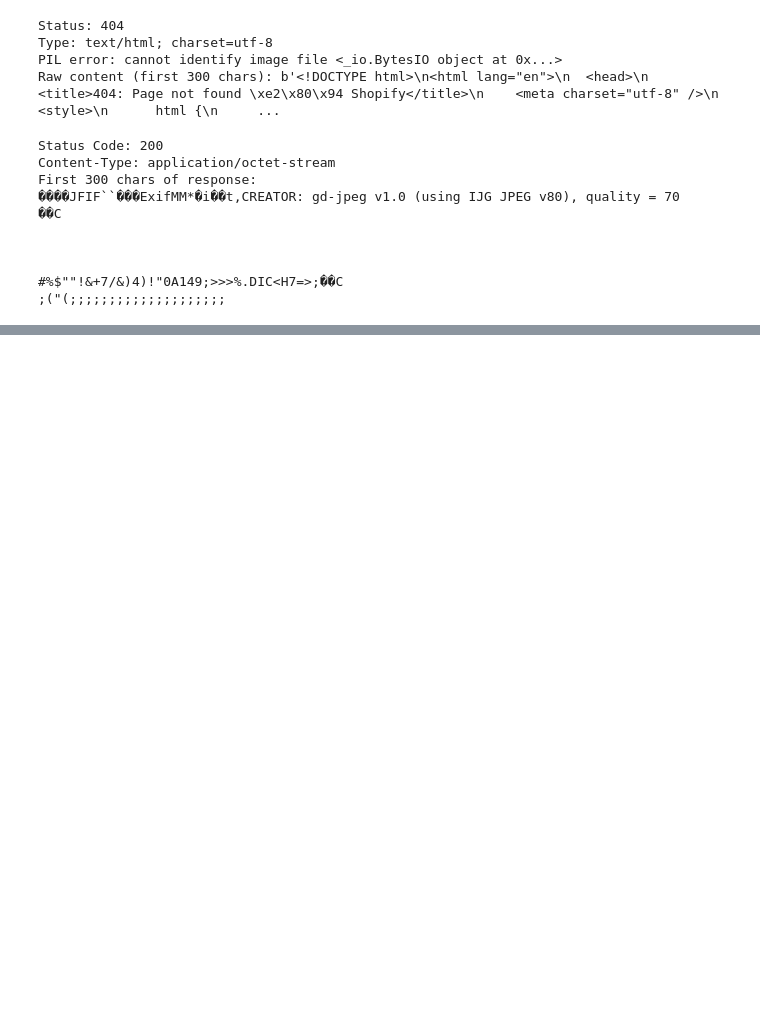
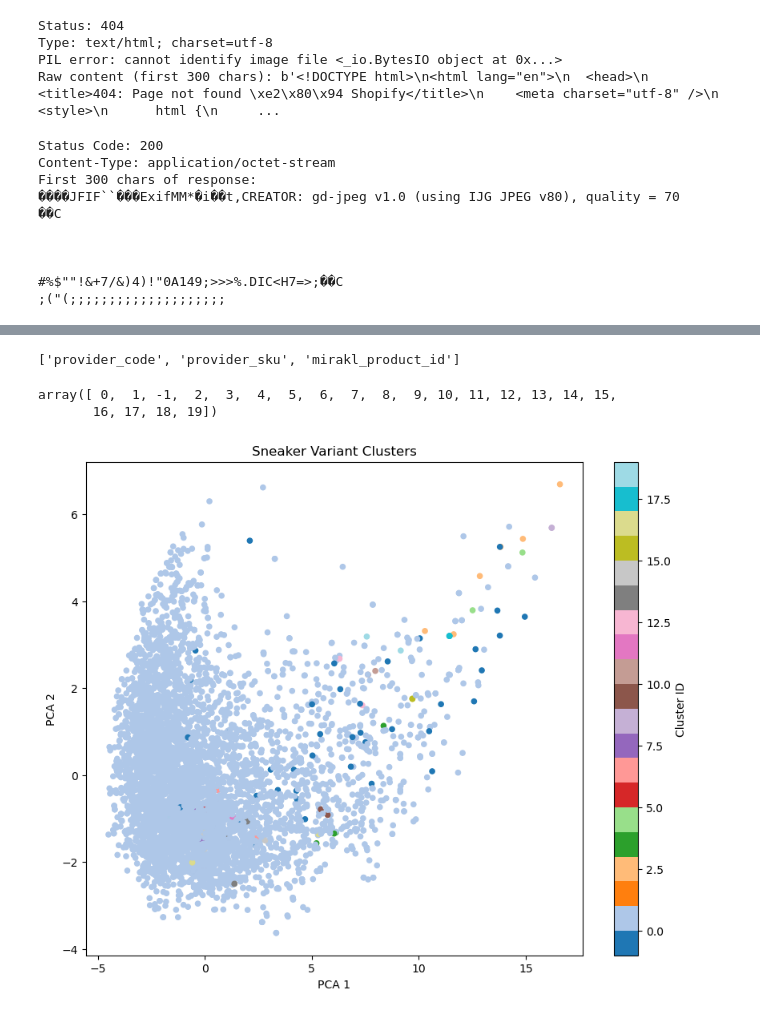
Before and after one commit to AntriaI/Jinius-Capstone, a Jupyter notebook: Capstone Project Jinius 2.ipynb, the cells around one changed output, grey strips where cells are left out. Drawn from its saved outputs; the diff is of its cells as text; code cells hidden in the pictures; blank space fills up the shorter version.

```diff
--- a/Capstone Project Jinius 2.ipynb
+++ b/Capstone Project Jinius 2.ipynb
@@ -656,0 +670,4 @@ First 300 chars of response:
+# %%
+# load them
+image_features = np.load("image_features.npy")
+image_ids = pd.read_csv("image_ids.csv").iloc[:, 0].tolist()
@@ -656,0 +713,9 @@ First 300 chars of response:
+# %%
+print(df_sources.columns.tolist())
+# %% [output]
+['provider_code', 'provider_sku', 'mirakl_product_id']
+# %%
+# Running DBSCAN to group variants
+clusterer = DBSCAN(eps=0.5, min_samples=2, metric='cosine')
+labels = clusterer.fit_predict(combined)
+df_filtered['cluster_id'] = labels
@@ -656,0 +739,37 @@ First 300 chars of response:
+# %%
+# fix potential overflows and negatives
+combined_sim = np.clip(combined_sim, 0, 1)
+combined_dist = 1 - combined_sim
+
+# DBSCAN clustering
+clustering = DBSCAN(eps=0.5, min_samples=2, metric='precomputed')
+labels = clustering.fit_predict(combined_dist)
+
+# Store results
+df_filtered['variant_group'] = labels
+# %%
+df_filtered['variant_group'].unique()
+# %% [output]
+array([ 0,  1, -1,  2,  3,  4,  5,  6,  7,  8,  9, 10, 11, 12, 13, 14, 15,
+       16, 17, 18, 19])
+# %%
+from sklearn.decomposition import PCA
+import matplotlib.pyplot as plt
+
+# Reduce similarity to distance
+distance_matrix = 1 - combined_sim
+
+# Use PCA
+pca = PCA(n_components=2)
+X_pca = pca.fit_transform(distance_matrix)
+
+# Plot
+plt.figure(figsize=(10, 8))
+plt.scatter(X_pca[:, 0], X_pca[:, 1], c=df_filtered['variant_group'], cmap='tab20', s=20)
+plt.title("Sneaker Variant Clusters")
+plt.xlabel("PCA 1")
+plt.ylabel("PCA 2")
+plt.colorbar(label="Cluster ID")
+plt.show()
+# %% [output]
+[figure, added]
```
Also changed, not shown: parts of 15 cells of this notebook.
